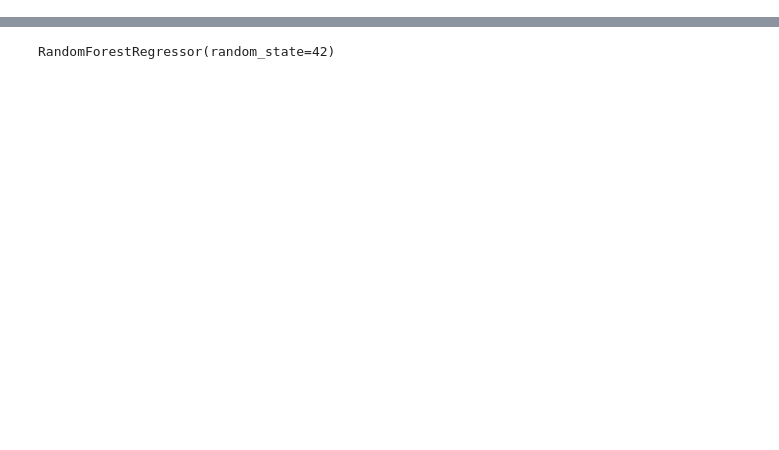
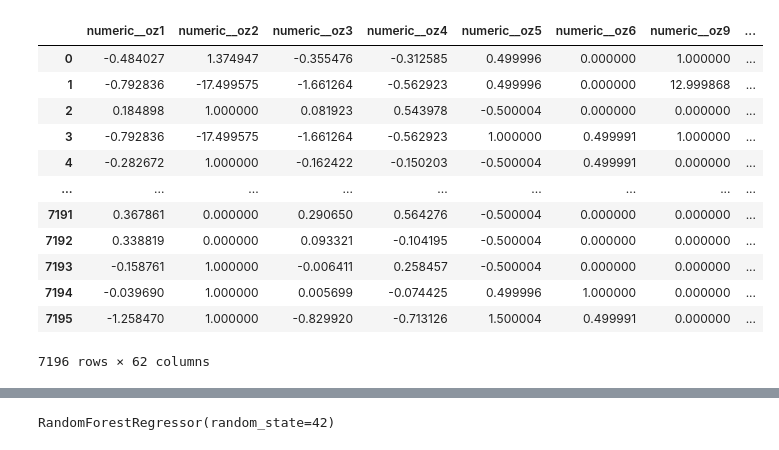
Before and after one commit to balaji1810/automl-tabular-pipeline, a Jupyter notebook: feature_selection.ipynb, the cells around one changed output, grey strips where cells are left out. Drawn from its saved outputs; the diff is of its cells as text; code cells hidden in the pictures; blank space fills up the shorter version.

```diff
--- a/feature_selection.ipynb
+++ b/feature_selection.ipynb
@@ -17,0 +64,16 @@ y = pd.concat([y_train, y_test])
+# %%
+X_preprocessed
+# %% [output]
+|  | numeric__oz1 | numeric__oz2 | numeric__oz3 | numeric__oz4 | numeric__oz5 | numeric__oz6 | numeric__oz9 | ... |
+| 0 | -0.484027 | 1.374947 | -0.355476 | -0.312585 | 0.499996 | 0.000000 | 1.000000 | ... |
+| 1 | -0.792836 | -17.499575 | -1.661264 | -0.562923 | 0.499996 | 0.000000 | 12.999868 | ... |
+| 2 | 0.184898 | 1.000000 | 0.081923 | 0.543978 | -0.500004 | 0.000000 | 0.000000 | ... |
+| 3 | -0.792836 | -17.499575 | -1.661264 | -0.562923 | 1.000000 | 0.499991 | 1.000000 | ... |
+| 4 | -0.282672 | 1.000000 | -0.162422 | -0.150203 | -0.500004 | 0.499991 | 0.000000 | ... |
+| ... | ... | ... | ... | ... | ... | ... | ... | ... |
+| 7191 | 0.367861 | 0.000000 | 0.290650 | 0.564276 | -0.500004 | 0.000000 | 0.000000 | ... |
+| 7192 | 0.338819 | 0.000000 | 0.093321 | -0.104195 | -0.500004 | 0.000000 | 0.000000 | ... |
+| 7193 | -0.158761 | 1.000000 | -0.006411 | 0.258457 | -0.500004 | 0.000000 | 0.000000 | ... |
+| 7194 | -0.039690 | 1.000000 | 0.005699 | -0.074425 | 0.499996 | 1.000000 | 0.000000 | ... |
+| 7195 | -1.258470 | 1.000000 | -0.829920 | -0.713126 | 1.500004 | 0.499991 | 0.000000 | ... |
+7196 rows × 62 columns
```
Also changed, not shown: parts of 12 cells of this notebook, 8 other files.
